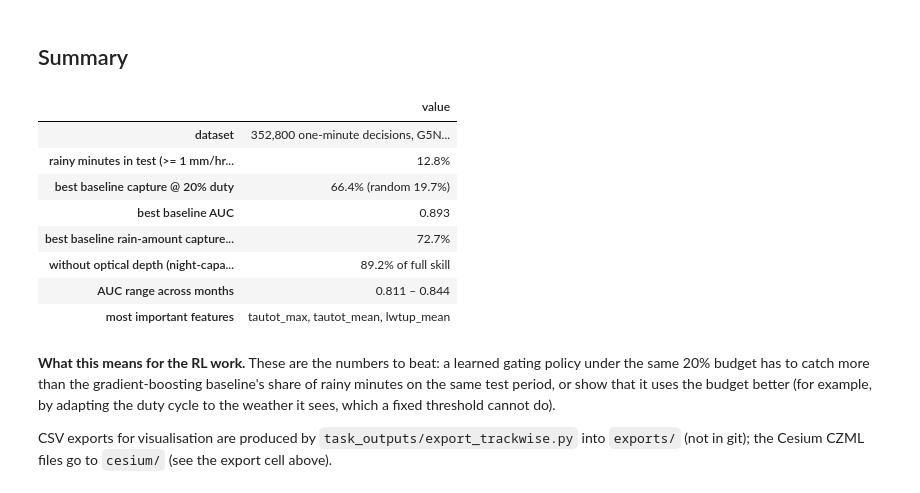
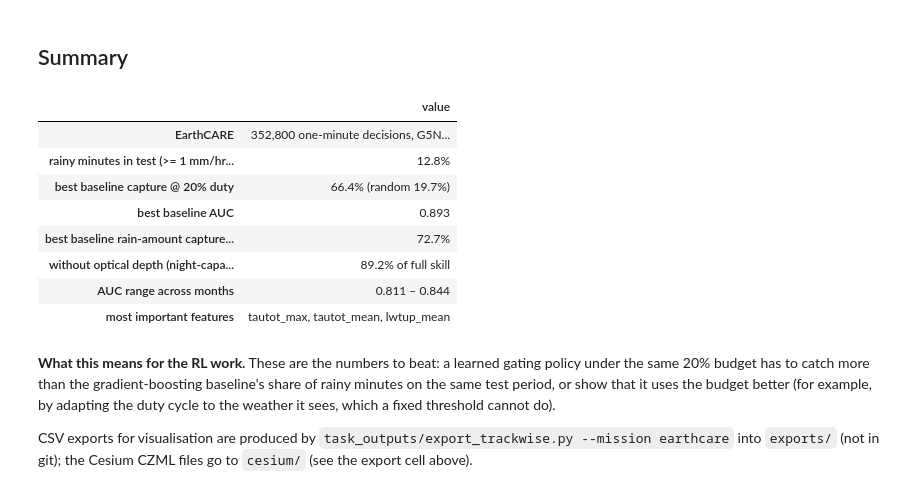
Before and after one commit to darthvader58/Code-Lab_RL_PriorityObs, a Jupyter notebook: missions/earthcare/EarthCare_trackwise.ipynb, the cells around one changed output. Saved outputs shown, nothing was run; the diff lists cells and outputs as text; code cells hidden in the pictures.

```diff
--- a/missions/earthcare/EarthCare_trackwise.ipynb
+++ b/missions/earthcare/EarthCare_trackwise.ipynb
@@ -45,32 +40,43 @@ and the re-run matched the original in every value except those 3 rows. The rang
 # %%
+import hashlib
 import json
+import re
 import sys
 from pathlib import Path
 
 import numpy as np
 import pandas as pd
 import matplotlib.pyplot as plt
-from IPython.display import Image, Markdown, display
+from IPython.display import Markdown, display
 
-ROOT = Path.cwd().resolve().parents[1]                 # notebook lives in missions/earthcare/
-assert (ROOT / "extract_trackwise.py").exists(), f"run this notebook from missions/earthcare/ ({ROOT})"
+MISSION_NAME = "earthcare"
+ROOT = Path.cwd().resolve().parents[1]                 # notebook lives in missions/<mission>/
+assert (ROOT / "extract_trackwise.py").exists(), f"run this notebook from missions/{MISSION_NAME}/ ({ROOT})"
 sys.path.insert(0, str(ROOT))
 import extract_trackwise as X                          # the pipeline's own settings
+import trackwise_missions as TM
 
-MISSION = ROOT / "missions" / "earthcare"
-DATA = MISSION / "data" / "EarthCare_trackwise_decisions.parquet"
-RES = MISSION / "results"
+M = TM.get(MISSION_NAME)
+orb = X.orbit(MISSION_NAME)
+DATA = M.data_path
+RES = M.folder / "results"
 MM = 3600.0                                            # kg m-2 s-1 -> mm/hr
-RAIN = 1.0 / MM                                        # benchmark label: >= 1 mm/hr at nadir
+RAIN = 1.0 / MM                                        # benchmark label: >= 1 mm/hr
+GEOMS = M.geometries                                   # label geometries, the radar's own first
+LABEL = f"prectot_{GEOMS[0]}"                        # the benchmark label column
+CONV = f"preccon_{GEOMS[0]}"
+WHERE = {"nadir": "at nadir", "radar": f"in the {M.radar_name} swath", "swath": "in the passive swath"}
 
 pd.set_option("display.width", 200)
 pd.set_option("display.max_columns", 30)
 plt.rcParams.update({"figure.dpi": 110, "axes.grid": True, "grid.alpha": 0.3})
 
-n_tle, ep0, ep1, gap = X.check_tle_coverage(X.startdate + X.N_FIELDS * X.G5_STEP)
-print(f"orbit      : {Path(X.TLE_FILE).relative_to(ROOT)}  ({n_tle} TLEs, "
+n_tle, ep0, ep1, gap = orb.check_tle_coverage(M.startdate + X.N_FIELDS * X.G5_STEP)
+print(f"mission    : {M.title} (NORAD {M.norad}), passive {M.passive.name} {M.passive.swath_m / 1e3:.0f} km, "
+      f"radar {M.radar_name} " + (f"{M.radar.swath_m / 1e3:.0f} km swath" if M.radar else "nadir only"))
+print(f"orbit      : {Path(M.tle_file).relative_to(ROOT)}  ({n_tle} TLEs, "
       f"{ep0:%Y-%m-%d} .. {ep1:%Y-%m-%d}, largest gap {gap})")
-print(f"orbit start: {X.startdate:%Y-%m-%d %H:%M} UTC  <->  G5NR step {X.FIELD_START}")
+print(f"orbit start: {M.startdate:%Y-%m-%d %H:%M} UTC  <->  G5NR step {X.FIELD_START}")
 print(f"window     : {X.N_FIELDS:,} weather steps x {X.PER_FIELD} decisions = "
       f"{X.N_FIELDS * X.PER_FIELD:,} one-minute decisions "
       f"({X.N_FIELDS * X.G5_STEP.total_seconds() / 86400:.0f} days)")
@@ -727,21 +739,21 @@ print(f"CZML files in {E.CZML_DIR.relative_to(ROOT)}/")
 # %%
 e3i = e3.set_index("policy")
 summary = pd.DataFrame({
     "value": [f"{len(rows):,} one-minute decisions, G5NR weather 2005-06-01 .. 2006-02-01",
               pct(curves.base_rate.iloc[0]),
               f"{pct(e3i.loc['P6 gradient boosting', 'capture@20%'])} (random {pct(e3i.loc['P1 random', 'capture@20%'])})",
               f"{e3i.loc['P6 gradient boosting', 'auc']:.3f}",
               f"{pct(e3i.loc['P6 gradient boosting', 'mass_capture@20%'])}",
               f"{pct(t.loc['A_notau', 'retention_vs_A'])} of full skill",
               f"{e2.auc.min():.3f} – {e2.auc.max():.3f}",
               ", ".join(top[:3])]},
-    index=["dataset", "rainy minutes in test (>= 1 mm/hr at nadir)", "best baseline capture @ 20% duty",
+    index=[M.title, f"rainy minutes in test (>= 1 mm/hr, {GEOMS[0]})", "best baseline capture @ 20% duty",
            "best baseline AUC", "best baseline rain-amount capture @ 20%",
            "without optical depth (night-capable)", "AUC range across months", "most important features"])
 display(summary)
 # %% [output]
 |  | value |
-| dataset | 352,800 one-minute decisions, G5N... |
+| EarthCARE | 352,800 one-minute decisions, G5N... |
 | rainy minutes in test (>= 1 mm/hr... | 12.8% |
 | best baseline capture @ 20% duty | 66.4% (random 19.7%) |
 | best baseline AUC | 0.893 |
@@ -755,5 +767,5 @@ under the same 20% budget has to catch more than the gradient-boosting baseline'
 minutes on the same test period, or show that it uses the budget better (for example, by
 adapting the duty cycle to the weather it sees, which a fixed threshold cannot do).
 
-CSV exports for visualisation are produced by `task_outputs/export_trackwise.py` into
-`exports/` (not in git); the Cesium CZML files go to `cesium/` (see the export cell above).
+CSV exports for visualisation are produced by `task_outputs/export_trackwise.py --mission earthcare`
+into `exports/` (not in git); the Cesium CZML files go to `cesium/` (see the export cell above).
```
Also changed, not shown: parts of 26 cells of this notebook.
